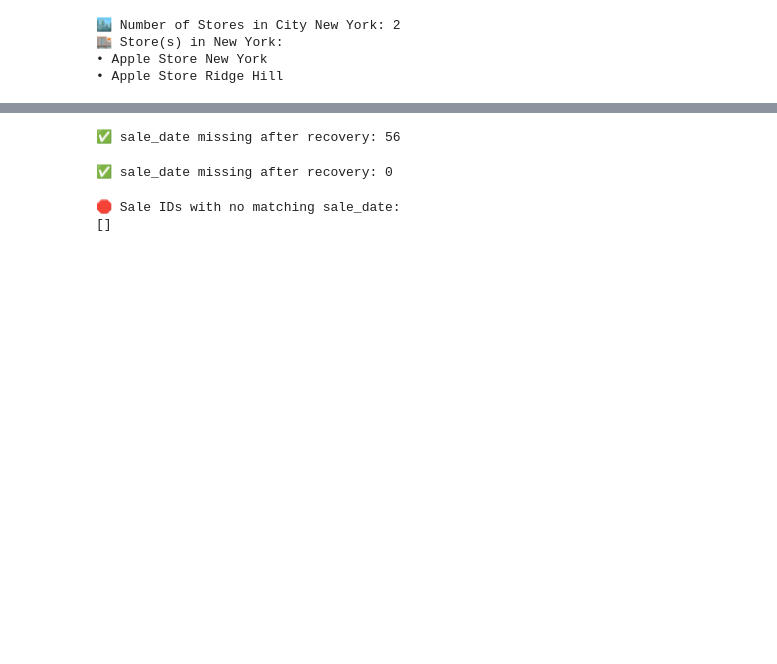
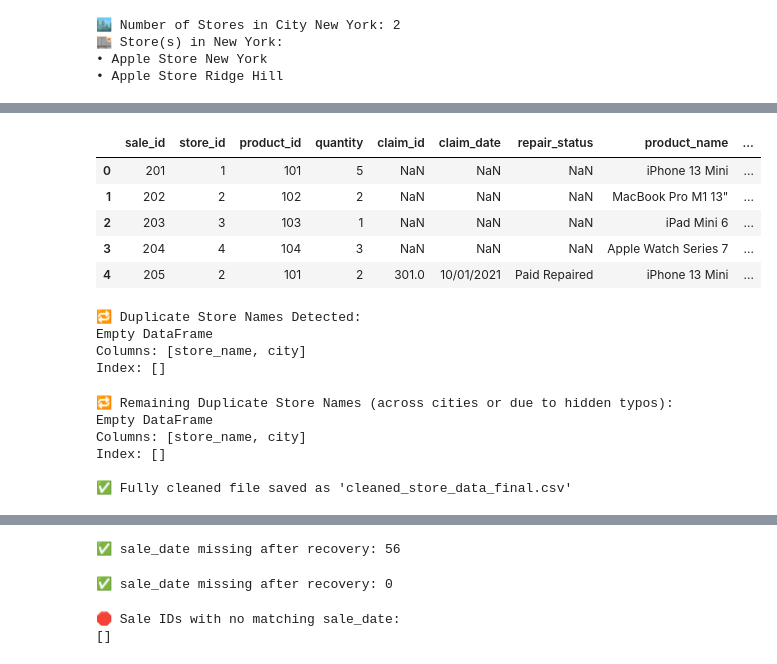
Before and after one commit to Syed-Moinuddin2025/SQL-Python-Learning-Journey, a Jupyter notebook: 01_Apple_Store_Analytics_Project/AppleStore_Analysis.ipynb, the cells around one changed output, grey strips where cells are left out. Cells and saved outputs as stored; diff of their text form; code cells hidden in the pictures; blank space fills up the shorter version.

Commit message:
Apple Store

```diff
--- a/01_Apple_Store_Analytics_Project/AppleStore_Analysis.ipynb
+++ b/01_Apple_Store_Analytics_Project/AppleStore_Analysis.ipynb
@@ -577,0 +689,59 @@ for store in stores_in_city:
+# %%
+df.head()
+# %% [output]
+|  | sale_id | store_id | product_id | quantity | claim_id | claim_date | repair_status | product_name | ... |
+| 0 | 201 | 1 | 101 | 5 | NaN | NaN | NaN | iPhone 13 Mini | ... |
+| 1 | 202 | 2 | 102 | 2 | NaN | NaN | NaN | MacBook Pro M1 13" | ... |
+| 2 | 203 | 3 | 103 | 1 | NaN | NaN | NaN | iPad Mini 6 | ... |
+| 3 | 204 | 4 | 104 | 3 | NaN | NaN | NaN | Apple Watch Series 7 | ... |
+| 4 | 205 | 2 | 101 | 2 | 301.0 | 10/01/2021 | Paid Repaired | iPhone 13 Mini | ... |
+# %%
+import pandas as pd
+
+# Load your CSV
+df = pd.read_csv("cleaned_store_data_final.csv")
+
+# Find duplicate store names (regardless of city)
+duplicate_names = df[df.duplicated(subset=['store_name'], keep=False)]
+
+# Show all duplicates
+print("🔁 Duplicate Store Names Detected:")
+print(duplicate_names[['store_name', 'city']].sort_values('store_name'))
+# %% [output]
+🔁 Duplicate Store Names Detected:
+Empty DataFrame
+Columns: [store_name, city]
+Index: []
+# %%
+import pandas as pd
+
+# Load original file
+df = pd.read_csv("cleaned_store_data.csv")
+
+# Step 1: Normalize text: strip, lowercase, remove extra spaces
+df['store_name'] = df['store_name'].astype(str).str.strip()
+df['store_name'] = df['store_name'].str.replace(r'\s+', ' ', regex=True)  # fix double/triple spaces
+df['store_name'] = df['store_name'].str.replace(r'(?<=[a-z])(?=[A-Z])', ' ', regex=True)  # Add space between camelCase
+df['store_name'] = df['store_name'].str.title()  # Capitalize nicely
+
+df['city'] = df['city'].astype(str).str.strip().str.title()  # Fix city like 'delhi' vs 'Delhi'
+
+# Step 2: Remove exact duplicates (store_name + city)
+df_cleaned = df.drop_duplicates(subset=['store_name', 'city'])
+
+# Step 3: Check if any store_name appears more than once (even in different cities)
+dups = df_cleaned[df_cleaned.duplicated(subset='store_name', keep=False)]
+
+print("\n🔁 Remaining Duplicate Store Names (across cities or due to hidden typos):")
+print(dups[['store_name', 'city']].sort_values('store_name'))
+
+# Step 4: Save cleaned file
+df_cleaned.to_csv("cleaned_store_data_final.csv", index=False)
+print("\n✅ Fully cleaned file saved as 'cleaned_store_data_final.csv'")
+# %% [output]
+🔁 Remaining Duplicate Store Names (across cities or due to hidden typos):
+Empty DataFrame
+Columns: [store_name, city]
+Index: []
+
+✅ Fully cleaned file saved as 'cleaned_store_data_final.csv'
```
Also changed, not shown: parts of 36 cells of this notebook, 3 other files.
